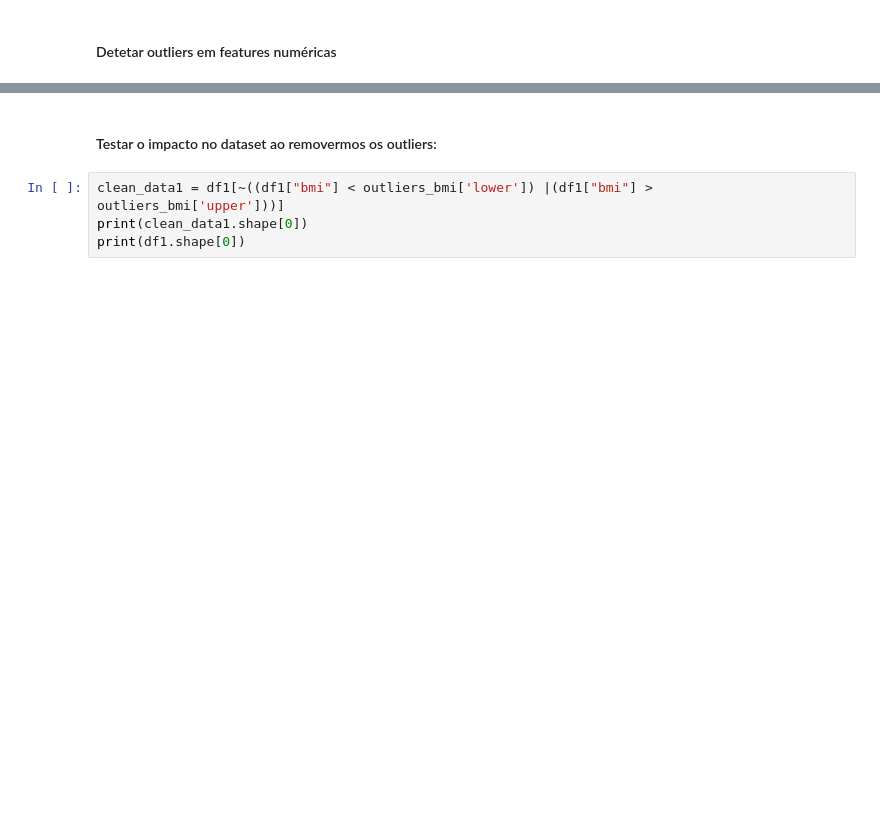
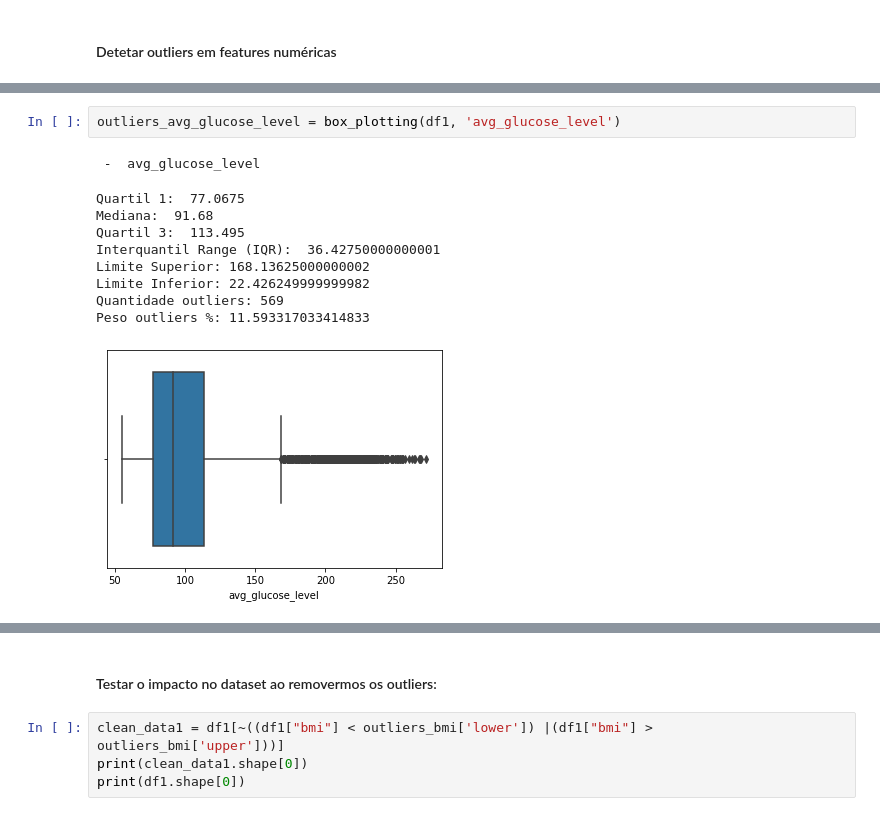
Before and after one commit to ManuelS0usa/Stroke_EDA, a Jupyter notebook: Stroke_EDA.ipynb, the cells around one changed output, grey strips where cells are left out. Cells and saved outputs as stored; diff of their text form; blank space fills up the shorter version.

```diff
--- a/Stroke_EDA.ipynb
+++ b/Stroke_EDA.ipynb
@@ -272,0 +278,13 @@ Limite Inferior: 9.099999999999998
+# %%
+outliers_avg_glucose_level = box_plotting(df1, 'avg_glucose_level')
+# %% [output]
+ -  avg_glucose_level
+Quartil 1:  77.0675
+Mediana:  91.68
+Quartil 3:  113.495
+Interquantil Range (IQR):  36.42750000000001
+Limite Superior: 168.13625000000002
+Limite Inferior: 22.426249999999982
+Quantidade outliers: 569
+Peso outliers %: 11.593317033414833
+[figure, added]
```
Also changed, not shown: parts of 76 cells of this notebook.
